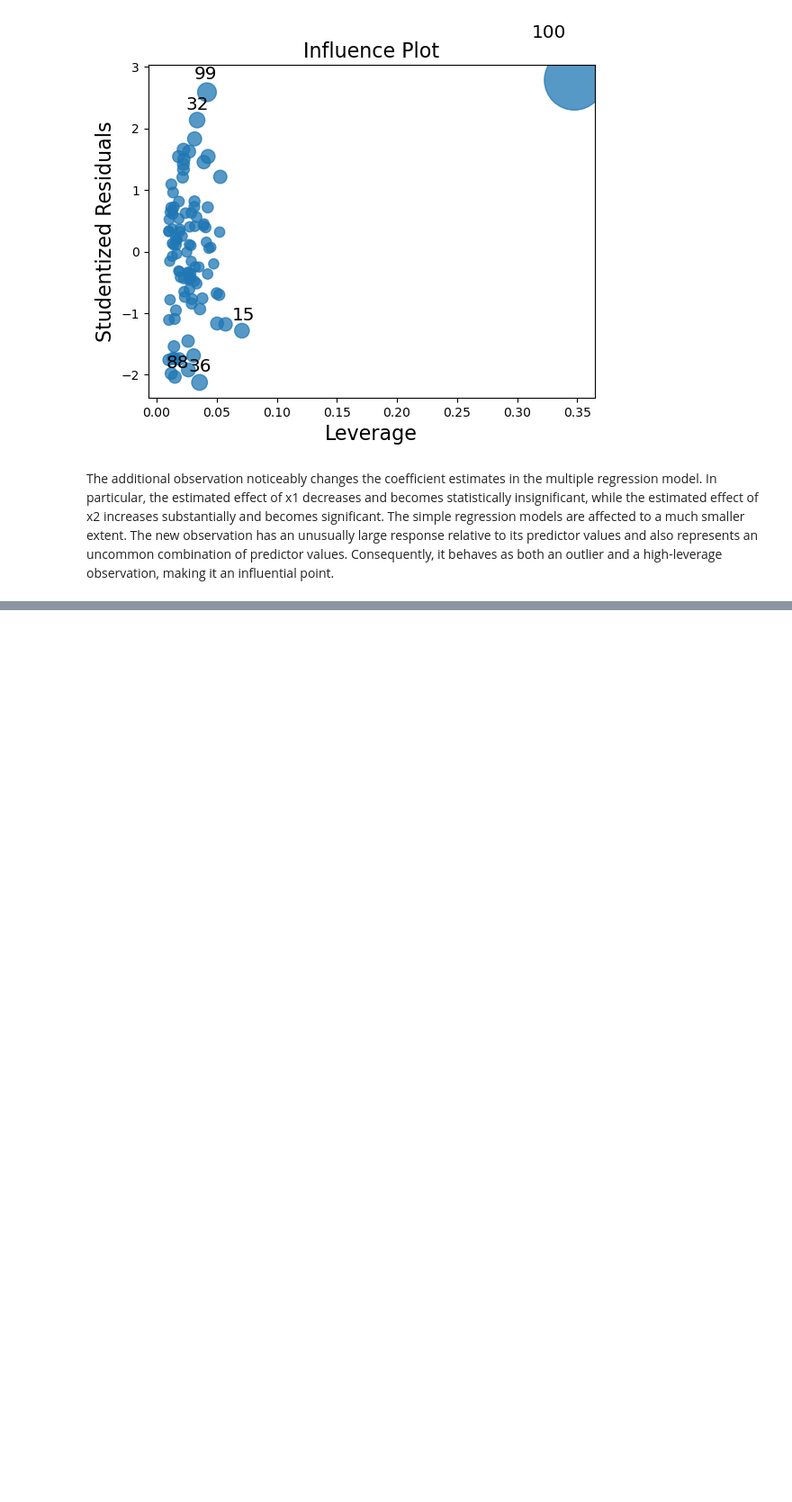
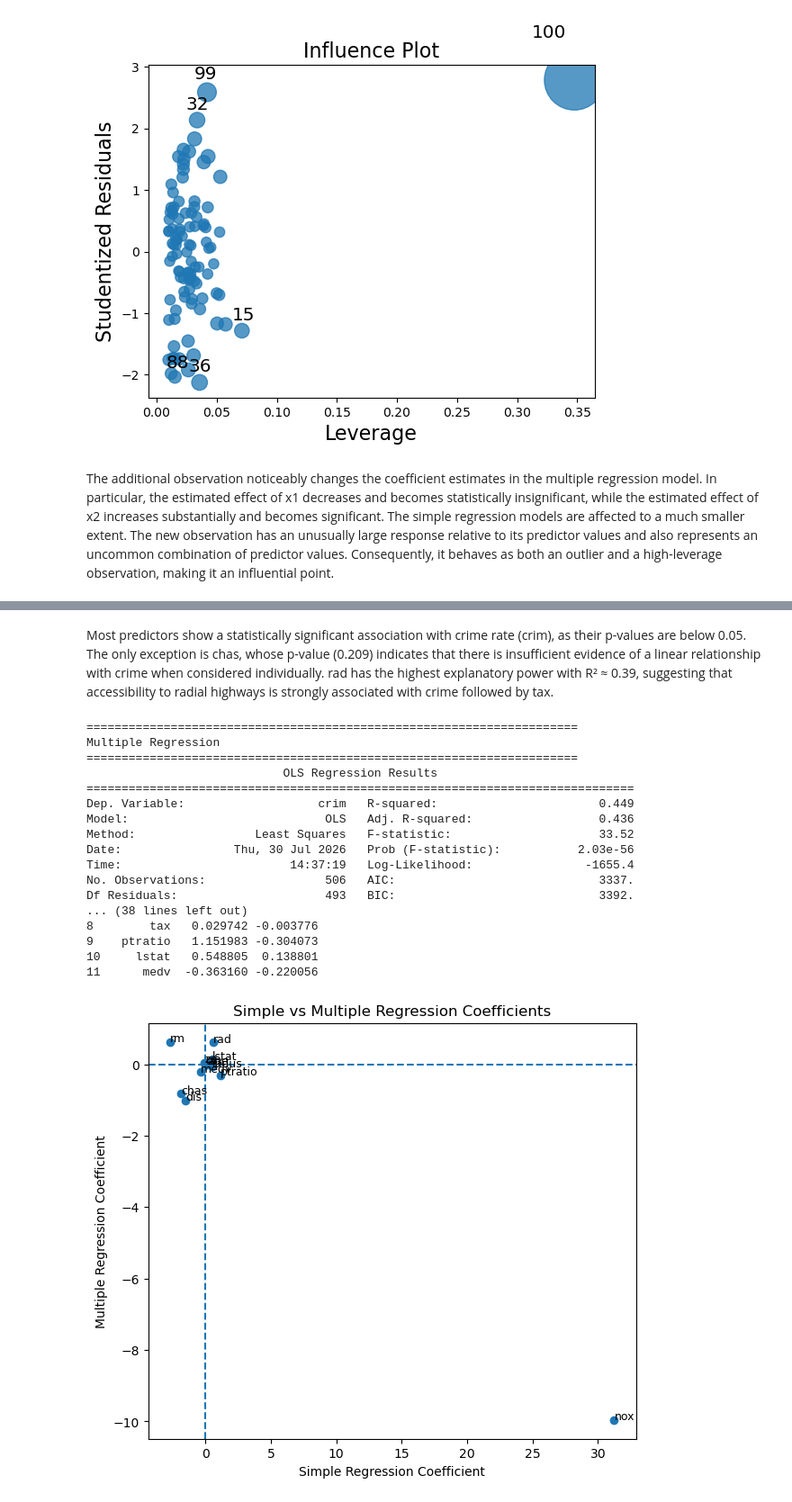
Before and after one commit to sumukha-r/isl-python-solutions, a Jupyter notebook: Chapter03-Linear-Regression/Chapter03-Linear-Regression.ipynb, the cells around one changed output, grey strips where cells are left out. Shown at 90% size. Saved outputs shown, nothing was run; the diff lists cells and outputs as text; code cells hidden in the pictures; blank space fills up the shorter version.

```diff
--- a/Chapter03-Linear-Regression/Chapter03-Linear-Regression.ipynb
+++ b/Chapter03-Linear-Regression/Chapter03-Linear-Regression.ipynb
@@ -1023,0 +1028,5 @@ The additional observation noticeably changes the coefficient estimates in the m
+# %%
+Boston = load_data("Boston")
+
+response = "crim"
+predictors = [col for col in Boston.columns if col != response]
@@ -1023,0 +1071,59 @@ The additional observation noticeably changes the coefficient estimates in the m
+# %% [markdown]
+Most predictors show a statistically significant association with crime rate (crim), as their p-values are below 0.05. The only exception is chas, whose p-value (0.209) indicates that there is insufficient evidence of a linear relationship with crime when considered individually. rad has the highest explanatory power with R² ≈ 0.39, suggesting that accessibility to radial highways is strongly associated with crime followed by tax.
+# %%
+formula = "crim ~ " + " + ".join(predictors)
+
+multi_model = smf.ols(formula, data=Boston).fit()
+
+print("="*70)
+print("Multiple Regression")
+print("="*70)
+
+print(multi_model.summary())
+
+comparison = pd.DataFrame({
+    "Predictor": predictors,
+    "Simple": simple_results["Coefficient"].values,
+    "Multiple": multi_model.params.drop("Intercept").values
+})
+
+print(comparison)
+
+plt.figure(figsize=(7,6))
+plt.scatter(comparison["Simple"], comparison["Multiple"])
+
+for i in range(len(comparison)):
+    plt.text(
+        comparison["Simple"][i],
+        comparison["Multiple"][i],
+        comparison["Predictor"][i],
+        fontsize=9
+    )
+
+plt.axhline(0, linestyle="--")
+plt.axvline(0, linestyle="--")
+
+plt.xlabel("Simple Regression Coefficient")
+plt.ylabel("Multiple Regression Coefficient")
+plt.title("Simple vs Multiple Regression Coefficients")
+
+plt.show()
+# %% [output]
+======================================================================
+Multiple Regression
+======================================================================
+                            OLS Regression Results
+==============================================================================
+Dep. Variable:                   crim   R-squared:                       0.449
+Model:                            OLS   Adj. R-squared:                  0.436
+Method:                 Least Squares   F-statistic:                     33.52
+Date:                Thu, 30 Jul 2026   Prob (F-statistic):           2.03e-56
+Time:                        14:37:19   Log-Likelihood:                -1655.4
+No. Observations:                 506   AIC:                             3337.
+Df Residuals:                     493   BIC:                             3392.
+... (38 lines left out)
+8        tax   0.029742 -0.003776
+9    ptratio   1.151983 -0.304073
+10     lstat   0.548805  0.138801
+11      medv  -0.363160 -0.220056
+[figure, added]
```
Also changed, not shown: parts of 21 cells of this notebook, 2 other files.
